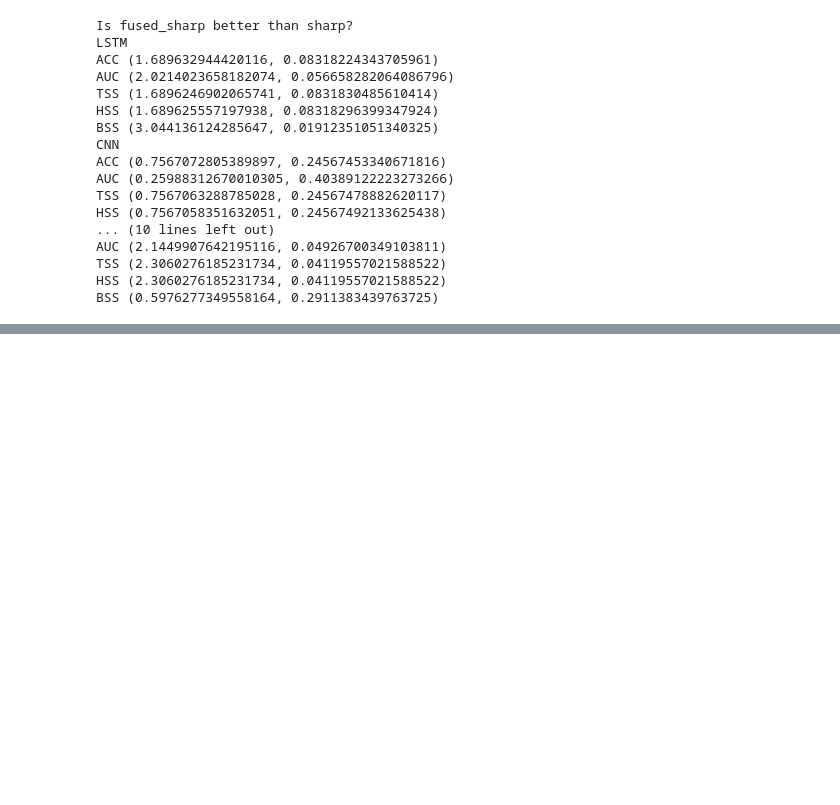
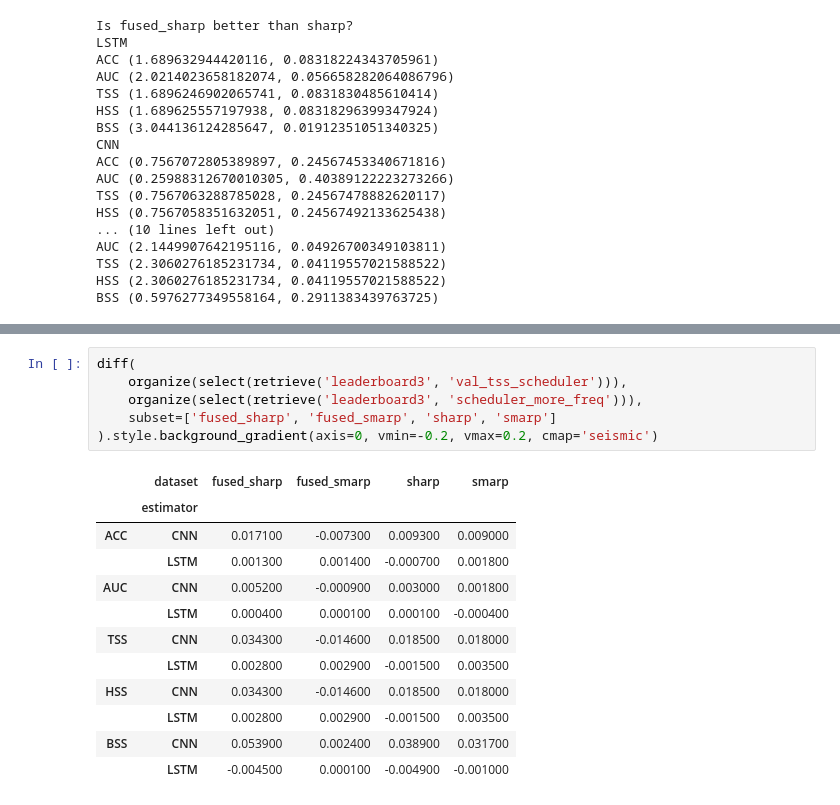
Before and after one commit to ZeyuSun/flare-prediction-smarp, a Jupyter notebook: notebooks/mlflow_results_2.ipynb, the cells around one changed output, grey strips where cells are left out. Cells and saved outputs as stored; diff of their text form; blank space fills up the shorter version.

```diff
--- a/notebooks/mlflow_results_2.ipynb
+++ b/notebooks/mlflow_results_2.ipynb
@@ -990,0 +1072,19 @@ BSS (0.5976277349558164, 0.2911383439763725)
+# %%
+diff(
+    organize(select(retrieve('leaderboard3', 'val_tss_scheduler'))),
+    organize(select(retrieve('leaderboard3', 'scheduler_more_freq'))),
+    subset=['fused_sharp', 'fused_smarp', 'sharp', 'smarp']
+).style.background_gradient(axis=0, vmin=-0.2, vmax=0.2, cmap='seismic')
+# %% [output]
+|  | dataset | fused_sharp | fused_smarp | sharp | smarp |
+|  | estimator |  |  |  |  |
+| ACC | CNN | 0.017100 | -0.007300 | 0.009300 | 0.009000 |
+|  | LSTM | 0.001300 | 0.001400 | -0.000700 | 0.001800 |
+| AUC | CNN | 0.005200 | -0.000900 | 0.003000 | 0.001800 |
+|  | LSTM | 0.000400 | 0.000100 | 0.000100 | -0.000400 |
+| TSS | CNN | 0.034300 | -0.014600 | 0.018500 | 0.018000 |
+|  | LSTM | 0.002800 | 0.002900 | -0.001500 | 0.003500 |
+| HSS | CNN | 0.034300 | -0.014600 | 0.018500 | 0.018000 |
+|  | LSTM | 0.002800 | 0.002900 | -0.001500 | 0.003500 |
+| BSS | CNN | 0.053900 | 0.002400 | 0.038900 | 0.031700 |
+|  | LSTM | -0.004500 | 0.000100 | -0.004900 | -0.001000 |
```
Also changed, not shown: parts of 11 cells of this notebook.
